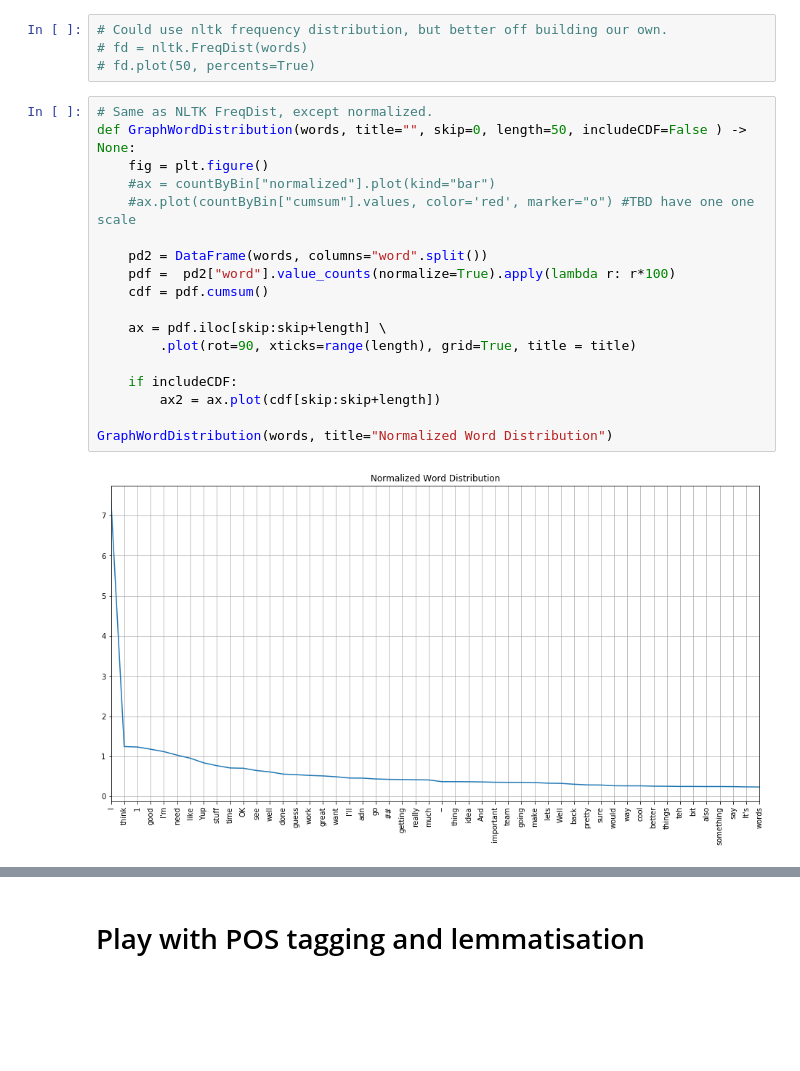
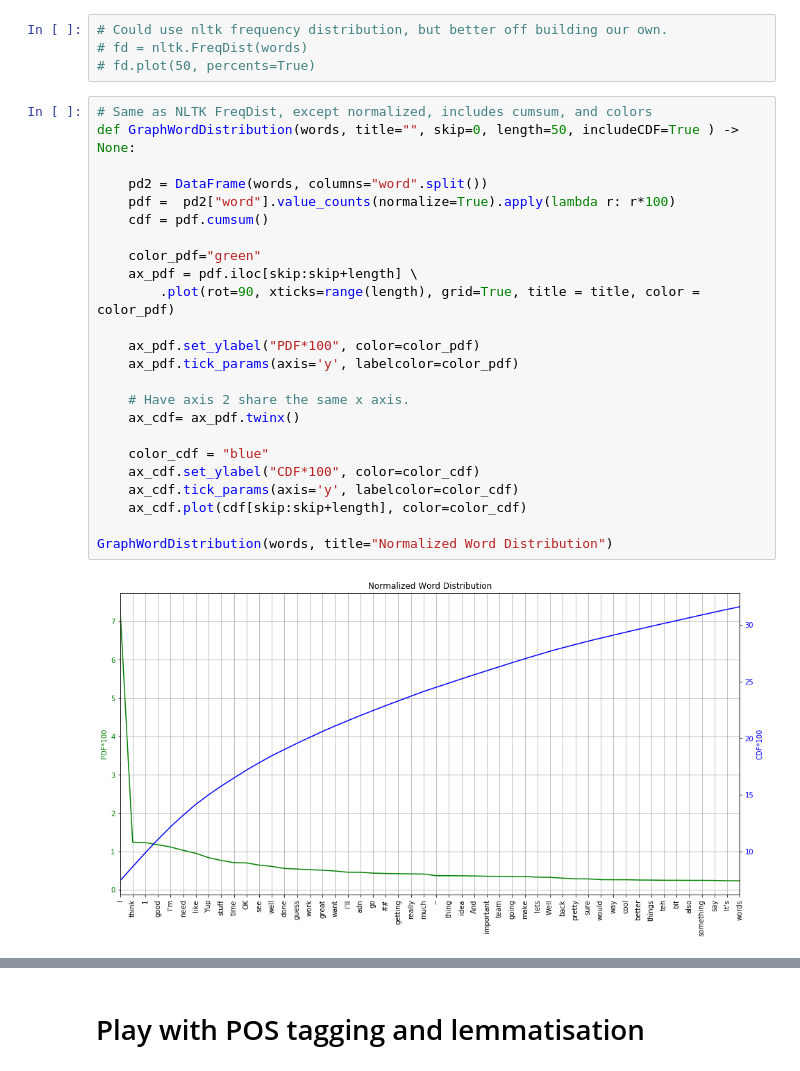
Before and after one commit to idvorkin/jupyter, a Jupyter notebook: PlayNLP.ipynb, the cells around one changed output, grey strips where cells are left out. Drawn from its saved outputs; the diff is of its cells as text; blank space fills up the shorter version.

```diff
--- a/PlayNLP.ipynb
+++ b/PlayNLP.ipynb
@@ -62,25 +62,31 @@ words = [word for word in words if not word in stops and not word in remove_word
 # fd = nltk.FreqDist(words)
 # fd.plot(50, percents=True)
 # %%
-# Same as NLTK FreqDist, except normalized.
-def GraphWordDistribution(words, title="", skip=0, length=50, includeCDF=False ) -> None:
-    fig = plt.figure()
-    #ax = countByBin["normalized"].plot(kind="bar")
-    #ax.plot(countByBin["cumsum"].values, color='red', marker="o") #TBD have one one scale
+# Same as NLTK FreqDist, except normalized, includes cumsum, and colors
+def GraphWordDistribution(words, title="", skip=0, length=50, includeCDF=True ) -> None:
 
     pd2 = DataFrame(words, columns="word".split())
     pdf =  pd2["word"].value_counts(normalize=True).apply(lambda r: r*100)
     cdf = pdf.cumsum()
 
-    ax = pdf.iloc[skip:skip+length] \
-        .plot(rot=90, xticks=range(length), grid=True, title = title)
+    color_pdf="green"
+    ax_pdf = pdf.iloc[skip:skip+length] \
+        .plot(rot=90, xticks=range(length), grid=True, title = title, color = color_pdf)
 
-    if includeCDF:
-        ax2 = ax.plot(cdf[skip:skip+length])
+    ax_pdf.set_ylabel("PDF*100", color=color_pdf)
+    ax_pdf.tick_params(axis='y', labelcolor=color_pdf)
+
+    # Have axis 2 share the same x axis.
+    ax_cdf= ax_pdf.twinx()
+
+    color_cdf = "blue"
+    ax_cdf.set_ylabel("CDF*100", color=color_cdf)
+    ax_cdf.tick_params(axis='y', labelcolor=color_cdf)
+    ax_cdf.plot(cdf[skip:skip+length], color=color_cdf)
 
 GraphWordDistribution(words, title="Normalized Word Distribution")
 # %% [output]
-[figure, old version]
+[figure, new version]
 # %%
 skip = 10
 GraphWordDistribution(words, skip=skip, length=75, title=f"Distribution without top {skip} words")
```
Also changed, not shown: parts of 6 cells of this notebook.
